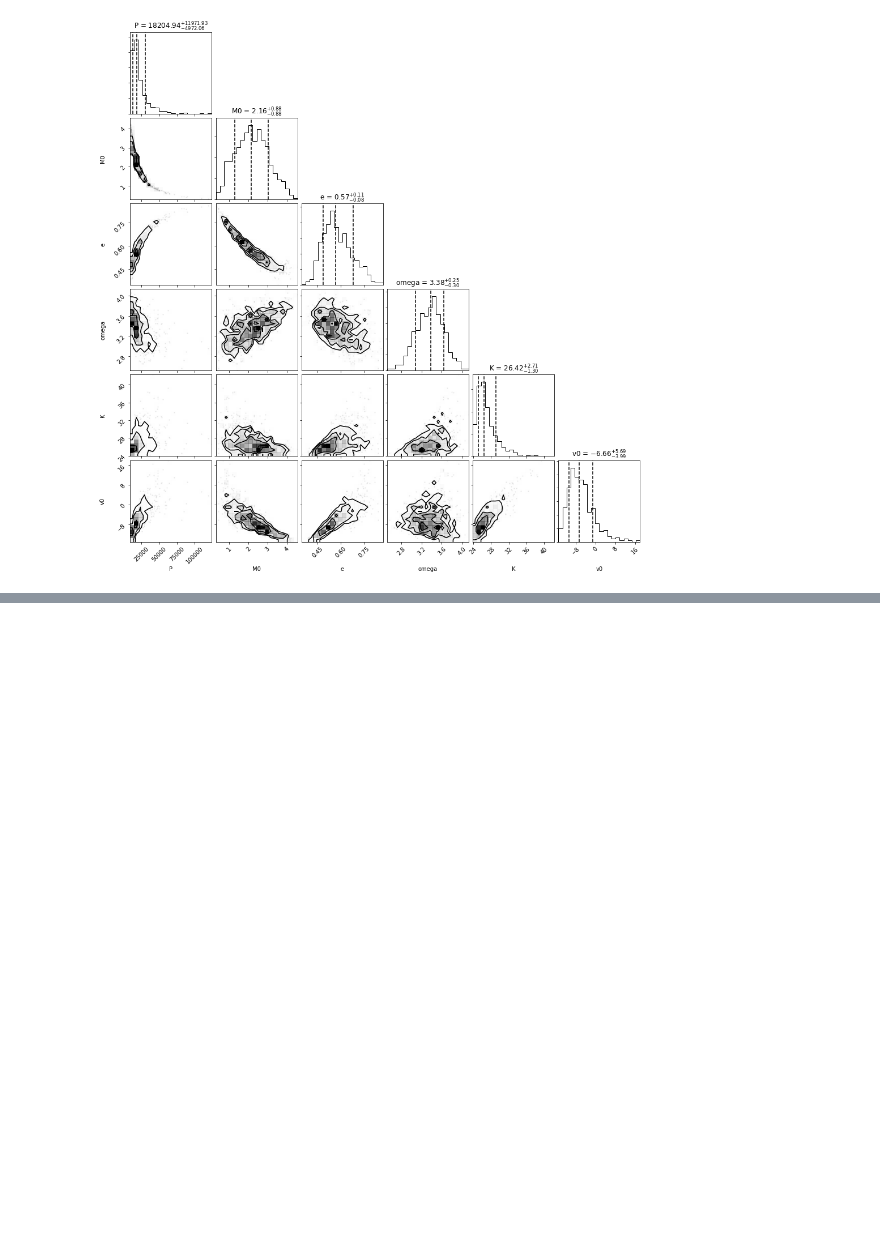
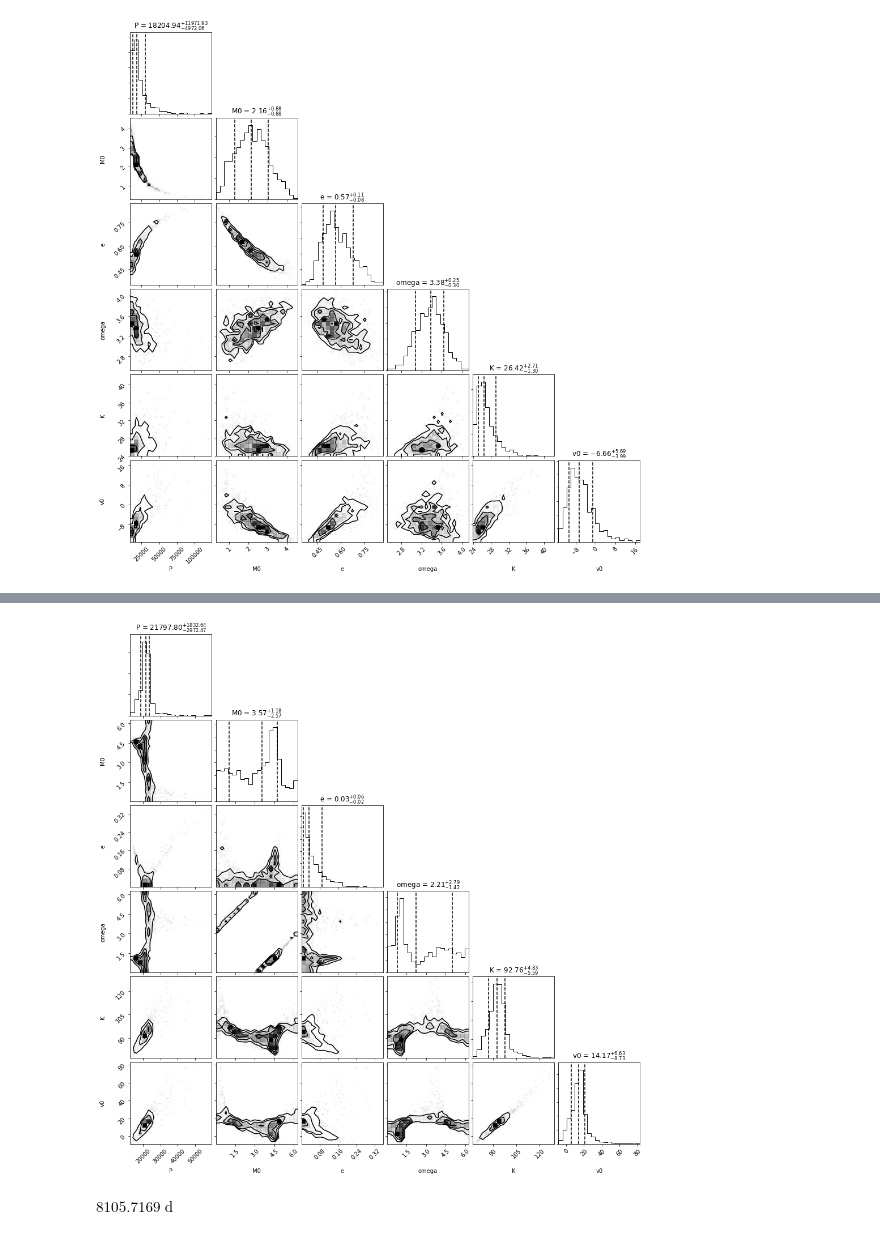
Before and after one commit to leerosenthalj/CLSI, a Jupyter notebook: Joker_playbook.ipynb, the cells around one changed output, grey strips where cells are left out. Saved outputs shown, nothing was run; the diff lists cells and outputs as text; code cells hidden in the pictures; blank space fills up the shorter version.

```diff
--- a/Joker_playbook.ipynb
+++ b/Joker_playbook.ipynb
@@ -172,0 +203,17 @@ fig.savefig('Joker_tests/213472_corner_dopploff.pdf')
+# %%
+P = np.array(samples['P']/samples['P'].unit)
+M0 = np.array(samples['M0']/samples['M0'].unit)
+e = np.array(samples['e']/samples['e'].unit)
+omega = np.array(samples['omega']/samples['omega'].unit)
+jitter = np.array(samples['jitter']/samples['jitter'].unit)
+K = np.array(samples['K']/samples['K'].unit)
+v0 = np.array(samples['v0']/samples['v0'].unit)
+
+jchains = pd.DataFrame.from_dict({'P':P, 'M0':M0, 'e':e, 'omega':omega, 'K':K, 'v0':v0})
+jchains.to_csv('Joker_tests/111031_chains_dopploff.csv')
+
+fig = corner.corner(jchains, labels=['P', 'M0', 'e', 'omega', 'K', 'v0'],
+                    quantiles=[0.16, 0.5, 0.84], show_titles=True,
+                    title_kwargs={"fontsize": 12})
+fig.savefig('Joker_tests/111031_corner_dopploff.pdf')
+# %% [output]
@@ -172,0 +221,5 @@ fig.savefig('Joker_tests/213472_corner_dopploff.pdf')
+[figure, added]
+# %%
+baseline
+# %% [output]
+$8105.7169 \; \mathrm{d}$
```
Also changed, not shown: parts of 7 cells of this notebook, 9 other files.
